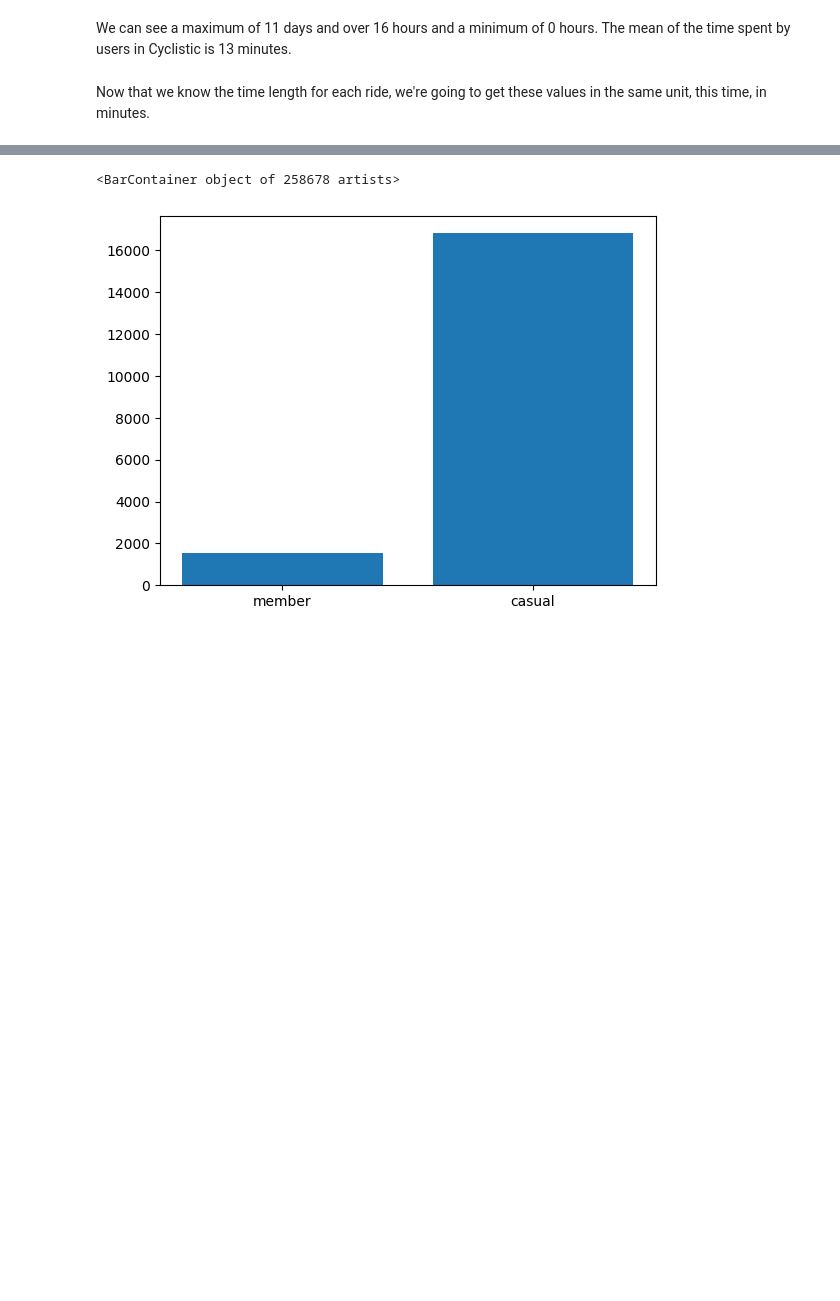
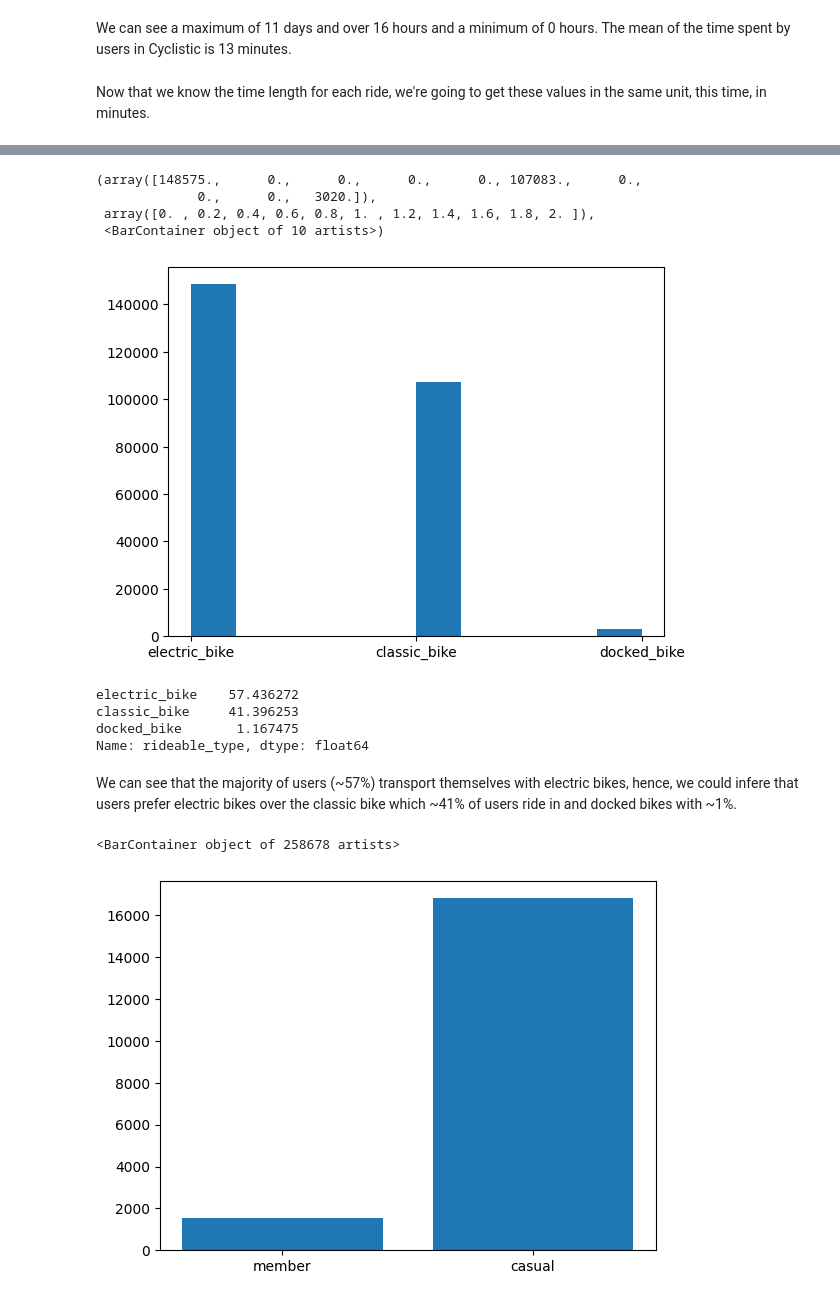
Before and after one commit to Lau397/Case_Study_Bike-Share, a Jupyter notebook: DA_Cyclistic.ipynb, the cells around one changed output, grey strips where cells are left out. Saved outputs shown, nothing was run; the diff lists cells and outputs as text; code cells hidden in the pictures; blank space fills up the shorter version.

Commit message:
Added more comparisons between Cyclistic's users

```diff
--- a/DA_Cyclistic.ipynb
+++ b/DA_Cyclistic.ipynb
@@ -209 +227,18 @@ For these type of columns we may want to use One Hot Encoding or dummies.
+# %%
+plt.hist(df_bikes["rideable_type"])
+# %% [output]
+(array([148575.,      0.,      0.,      0.,      0., 107083.,      0.,
+             0.,      0.,   3020.]),
+ array([0. , 0.2, 0.4, 0.6, 0.8, 1. , 1.2, 1.4, 1.6, 1.8, 2. ]),
+ <BarContainer object of 10 artists>)
+[figure, added]
+# %%
+(df_bikes["rideable_type"].value_counts()/df_bikes["rideable_type"].value_counts().sum())*100
+# %% [output]
+electric_bike    57.436272
+classic_bike     41.396253
+docked_bike       1.167475
+Name: rideable_type, dtype: float64
+# %% [markdown]
+We can see that the majority of users (~57%) transport themselves with electric bikes, hence, we could infere that users prefer electric bikes over the classic bike which ~41% of users ride in and docked bikes with ~1%.
 # %%
```
Also changed, not shown: parts of 13 cells of this notebook, 1 other file.
